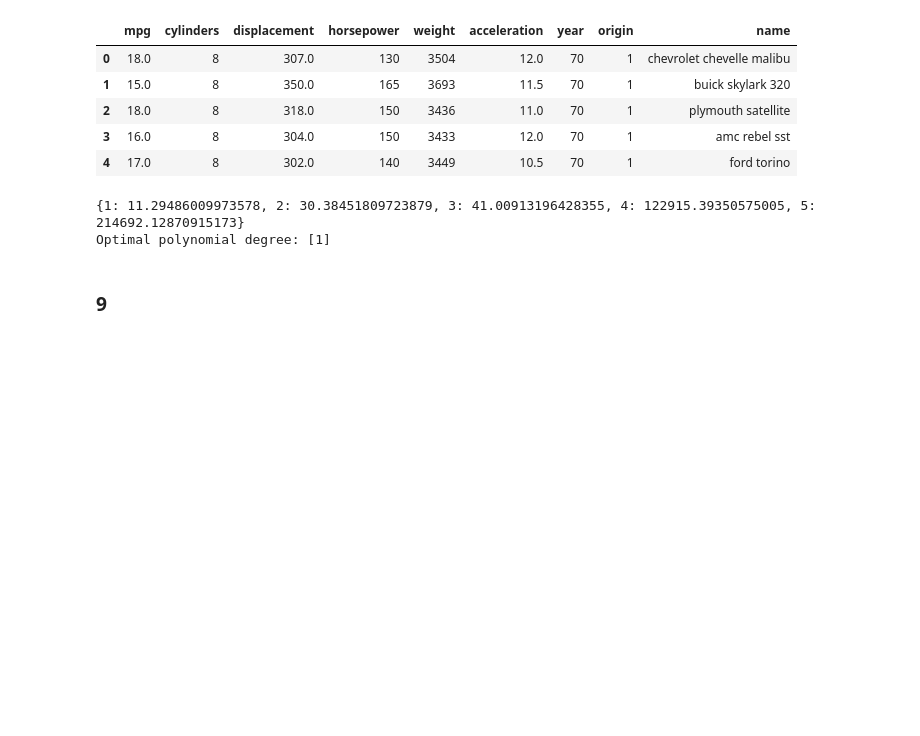
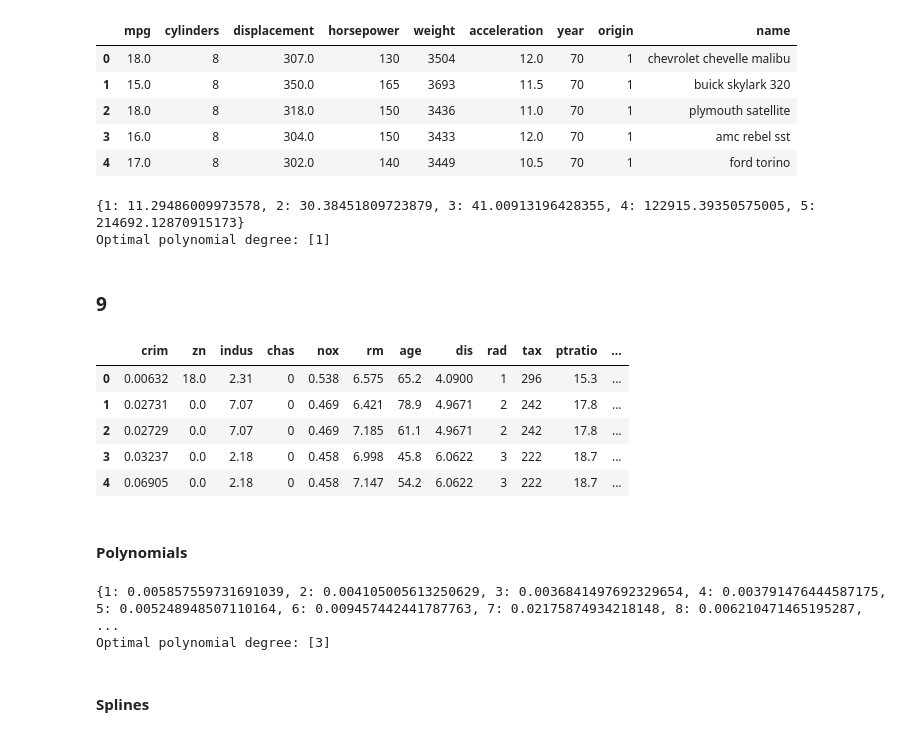
Before and after one commit to mhs95/intro_stat_learning_python, a Jupyter notebook: Chapter7/exercises/exercises_solutions_ch7.ipynb, the cells around one changed output. Cells and saved outputs as stored; diff of their text form; code cells hidden in the pictures; blank space fills up the shorter version.

Commit message:
Added solutions to Chapters 8 through 10

```diff
--- a/Chapter7/exercises/exercises_solutions_ch7.ipynb
+++ b/Chapter7/exercises/exercises_solutions_ch7.ipynb
@@ -189,3 +193,50 @@ print(f'Optimal polynomial degree: {mindegree}')
 Optimal polynomial degree: [1]
 # %% [markdown]
 ### 9
+# %%
+# Load dataset
+boston = pd.read_csv('../../data/Boston.csv')
+boston.head()
+# %% [output]
+|  | crim | zn | indus | chas | nox | rm | age | dis | rad | tax | ptratio | ... |
+| 0 | 0.00632 | 18.0 | 2.31 | 0 | 0.538 | 6.575 | 65.2 | 4.0900 | 1 | 296 | 15.3 | ... |
+| 1 | 0.02731 | 0.0 | 7.07 | 0 | 0.469 | 6.421 | 78.9 | 4.9671 | 2 | 242 | 17.8 | ... |
+| 2 | 0.02729 | 0.0 | 7.07 | 0 | 0.469 | 7.185 | 61.1 | 4.9671 | 2 | 242 | 17.8 | ... |
+| 3 | 0.03237 | 0.0 | 2.18 | 0 | 0.458 | 6.998 | 45.8 | 6.0622 | 3 | 222 | 18.7 | ... |
+| 4 | 0.06905 | 0.0 | 2.18 | 0 | 0.458 | 7.147 | 54.2 | 6.0622 | 3 | 222 | 18.7 | ... |
+# %% [markdown]
+#### Polynomials
+# %%
+# Create X and y objects
+X = boston['dis'].values.reshape(-1,1)
+y = boston['nox']
+
+# Create train and test sets
+X_train, X_valid, y_train, y_valid = train_test_split(X,y, random_state=100)
+
+# POLYNOMIAL REGRESSION
+
+# initialize empty dict
+scores = {}
+
+# Cross val with polynomial with degree 1 through 5
+for d in range(1,11):
+    poly = PolynomialFeatures(degree=d)
+    X_train_poly = poly.fit_transform(X_train)
+    X_valid_poly = poly.transform(X_valid)
+    lm = LinearRegression()
+    lm_model = lm.fit(X_train_poly,y_train)
+    lm_preds = lm_model.predict(X_valid_poly)
+    score = mean_squared_error(y_valid,lm_preds)
+    scores[d] = score
+
+minval = min(scores.values())
+mindegree = [k for k,v in scores.items() if v == minval]
+
+print(scores)
+print(f'Optimal polynomial degree: {mindegree}')
+# %% [output]
+{1: 0.005857559731691039, 2: 0.004105005613250629, 3: 0.0036841497692329654, 4: 0.003791476444587175, 5: 0.005248948507110164, 6: 0.009457442441787763, 7: 0.02175874934218148, 8: 0.006210471465195287, ...
+Optimal polynomial degree: [3]
+# %% [markdown]
+#### Splines
```
Also changed, not shown: parts of 16 cells of this notebook, 5 other files.
